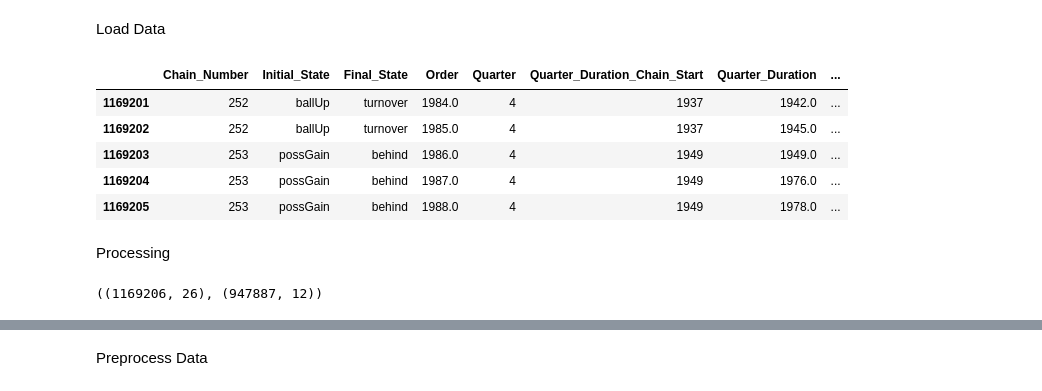
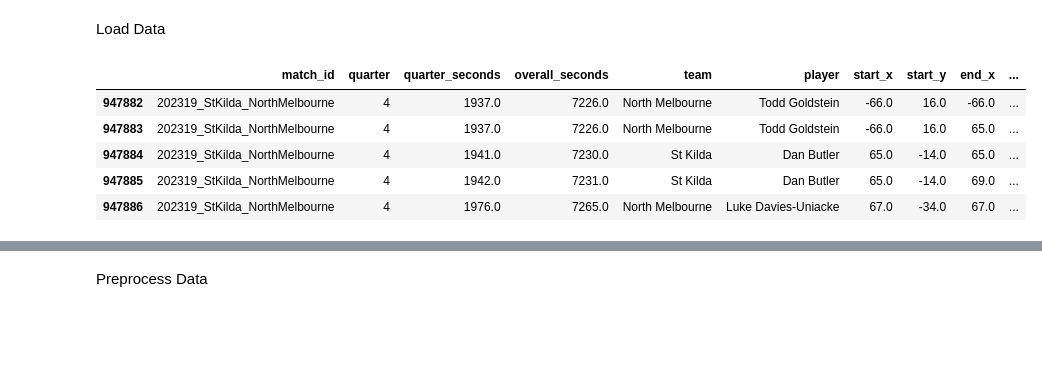
Before and after one commit to ciaran-grant/afl-player-ratings, a Jupyter notebook: vaep/notebooks/2a_model_evaluation.ipynb, the cells around one changed output, grey strips where cells are left out. Saved outputs shown, nothing was run; the diff lists cells and outputs as text; code cells hidden in the pictures; blank space fills up the shorter version.

```diff
--- a/vaep/notebooks/2a_model_evaluation.ipynb
+++ b/vaep/notebooks/2a_model_evaluation.ipynb
@@ -52,14 +49,12 @@ Features
 # %% [markdown]
 Load Data
 # %%
-df_modelling = pd.read_csv(chain_file_path)
-df_modelling.tail()
+modelling_data = pd.read_csv(vaep_modelling_file_path)
+modelling_data.tail()
 # %% [output]
-|  | Chain_Number | Initial_State | Final_State | Order | Quarter | Quarter_Duration_Chain_Start | Quarter_Duration | ... |
-| 1169201 | 252 | ballUp | turnover | 1984.0 | 4 | 1937 | 1942.0 | ... |
-| 1169202 | 252 | ballUp | turnover | 1985.0 | 4 | 1937 | 1945.0 | ... |
-| 1169203 | 253 | possGain | behind | 1986.0 | 4 | 1949 | 1949.0 | ... |
-| 1169204 | 253 | possGain | behind | 1987.0 | 4 | 1949 | 1976.0 | ... |
-| 1169205 | 253 | possGain | behind | 1988.0 | 4 | 1949 | 1978.0 | ... |
+|  | match_id | quarter | quarter_seconds | overall_seconds | team | player | start_x | start_y | end_x | ... |
+| 947882 | 202319_StKilda_NorthMelbourne | 4 | 1937.0 | 7226.0 | North Melbourne | Todd Goldstein | -66.0 | 16.0 | -66.0 | ... |
+| 947883 | 202319_StKilda_NorthMelbourne | 4 | 1937.0 | 7226.0 | North Melbourne | Todd Goldstein | -66.0 | 16.0 | 65.0 | ... |
+| 947884 | 202319_StKilda_NorthMelbourne | 4 | 1941.0 | 7230.0 | St Kilda | Dan Butler | 65.0 | -14.0 | 65.0 | ... |
+| 947885 | 202319_StKilda_NorthMelbourne | 4 | 1942.0 | 7231.0 | St Kilda | Dan Butler | 65.0 | -14.0 | 69.0 | ... |
+| 947886 | 202319_StKilda_NorthMelbourne | 4 | 1976.0 | 7265.0 | North Melbourne | Luke Davies-Uniacke | 67.0 | -34.0 | 67.0 | ... |
-# %% [markdown]
-Processing
@@ -68,4 +60,0 @@ schema_chains = convert_chains_to_schema(df_modelling)
-# %%
-df_modelling.shape, schema_chains.shape
-# %% [output]
-((1169206, 26), (947887, 12))
```
Also changed, not shown: parts of 37 cells of this notebook, 13 other files.
